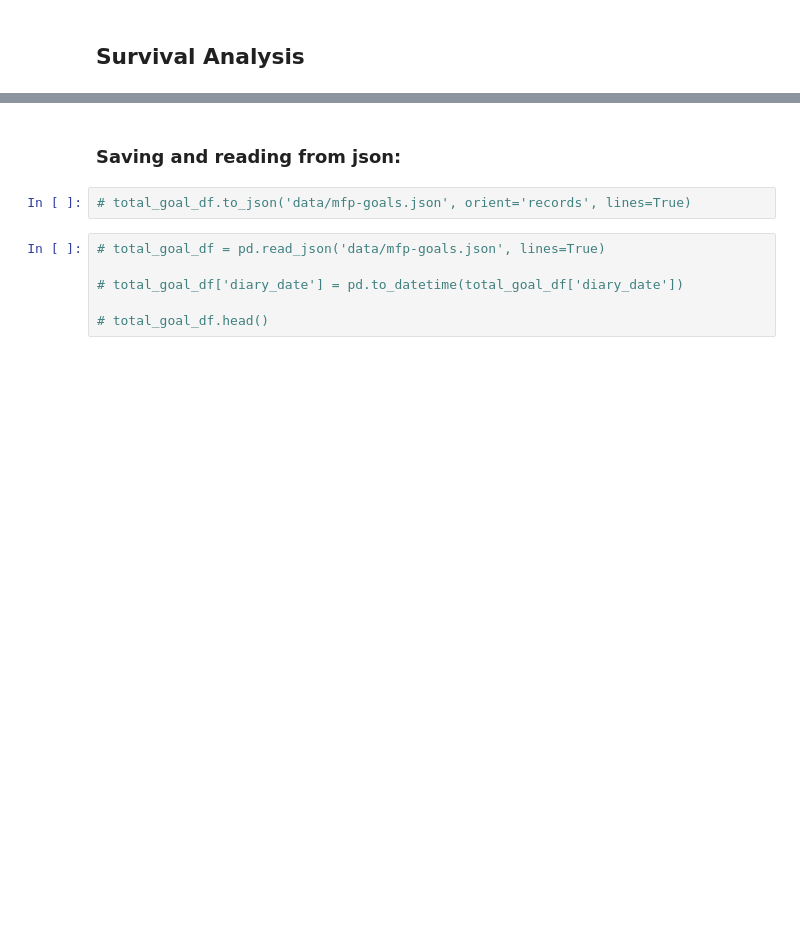
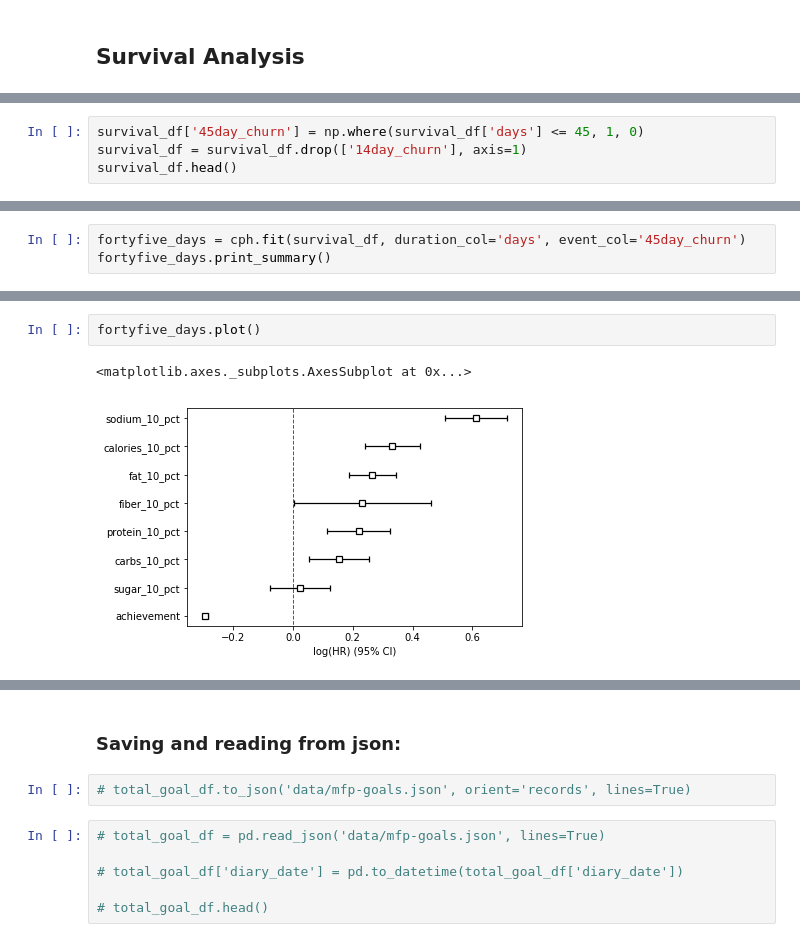
Before and after one commit to rokaandy/mfp-nutrition-survival-analysis, a Jupyter notebook: nutrition.ipynb, the cells around one changed output, grey strips where cells are left out. Saved outputs shown, nothing was run; the diff lists cells and outputs as text; blank space fills up the shorter version.

```diff
--- a/nutrition.ipynb
+++ b/nutrition.ipynb
@@ -264,0 +217,4 @@ survival.head()
+# %%
+survival_df['45day_churn'] = np.where(survival_df['days'] <= 45, 1, 0)
+survival_df = survival_df.drop(['14day_churn'], axis=1)
+survival_df.head()
@@ -264,0 +228,3 @@ survival.head()
+# %%
+fortyfive_days = cph.fit(survival_df, duration_col='days', event_col='45day_churn')
+fortyfive_days.print_summary()
@@ -264,0 +249,5 @@ survival.head()
+# %%
+fortyfive_days.plot()
+# %% [output]
+<matplotlib.axes._subplots.AxesSubplot at 0x...>
+[figure, added]
```
Also changed, not shown: parts of 59 cells of this notebook, 2 other files.
